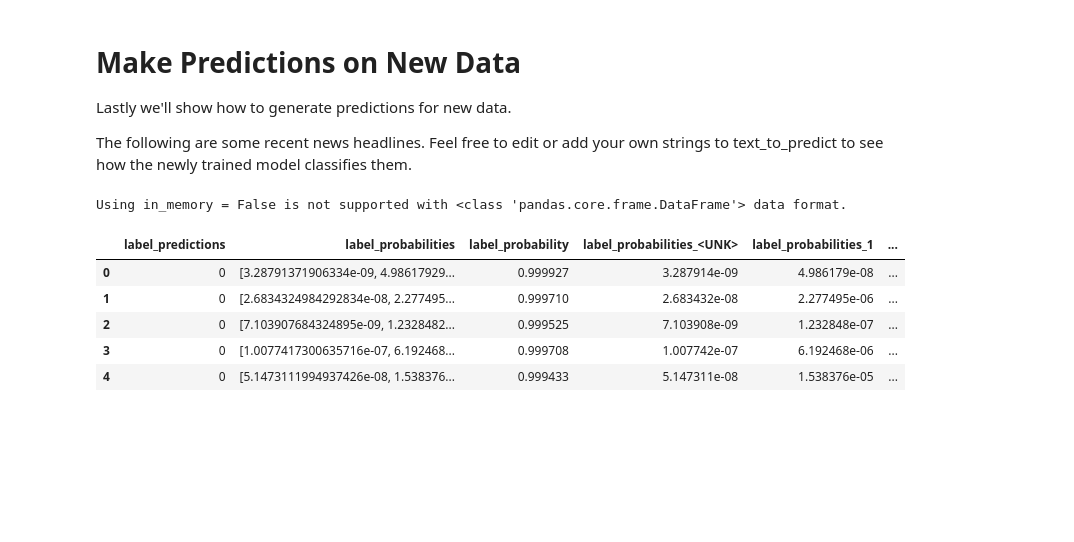
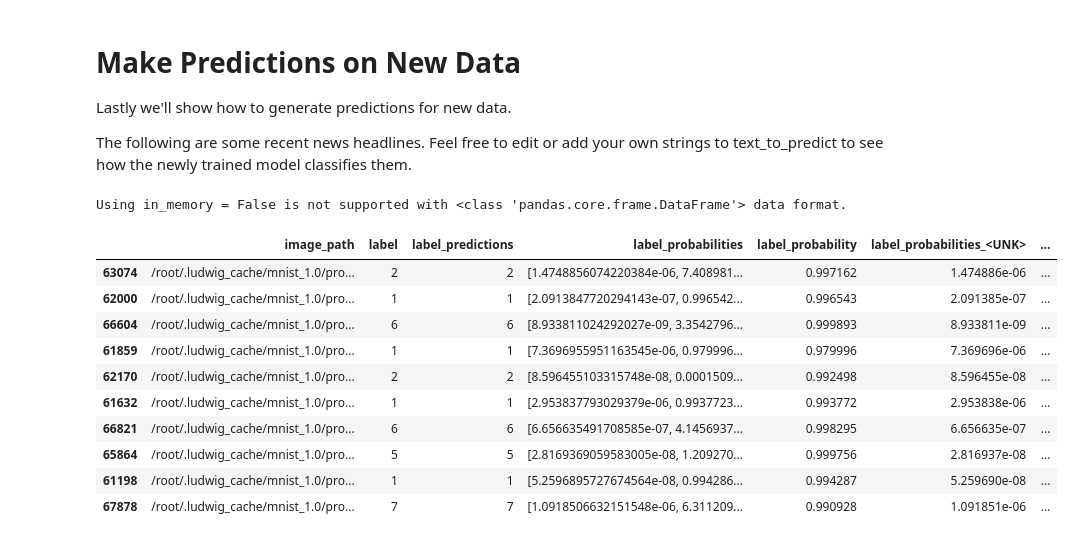
Before and after one commit to ludwig-ai/ludwig-docs, a Jupyter notebook: docs/examples/mnist_colab_notebooks/MNIST_Image_Classification_with_Ludwig_Python_API.ipynb, the cells around one changed output. Cells and saved outputs as stored; diff of their text form; code cells hidden in the pictures; blank space fills up the shorter version.

Commit message:
add test predictions and plot

```diff
--- a/docs/examples/mnist_colab_notebooks/MNIST_Image_Classification_with_Ludwig_Python_API.ipynb
+++ b/docs/examples/mnist_colab_notebooks/MNIST_Image_Classification_with_Ludwig_Python_API.ipynb
@@ -239,14 +237,23 @@ The following are some recent news headlines. Feel free to edit or add your own
 # %%
 import pandas as pd
 
 predictions, output_directory = model.predict(test_df)
+predictions.index = test_df.index
 
-predictions.head()
+predictions = pd.merge(test_df, predictions, left_index=True, right_index=True)
+
+np.random.seed(321)
+predictions.sample(n=10)
 # %% [output]
 Using in_memory = False is not supported with <class 'pandas.core.frame.DataFrame'> data format.
-|  | label_predictions | label_probabilities | label_probability | label_probabilities_<UNK> | label_probabilities_1 | ... |
-| 0 | 0 | [3.28791371906334e-09, 4.98617929... | 0.999927 | 3.287914e-09 | 4.986179e-08 | ... |
-| 1 | 0 | [2.6834324984292834e-08, 2.277495... | 0.999710 | 2.683432e-08 | 2.277495e-06 | ... |
-| 2 | 0 | [7.103907684324895e-09, 1.2328482... | 0.999525 | 7.103908e-09 | 1.232848e-07 | ... |
-| 3 | 0 | [1.0077417300635716e-07, 6.192468... | 0.999708 | 1.007742e-07 | 6.192468e-06 | ... |
-| 4 | 0 | [5.1473111994937426e-08, 1.538376... | 0.999433 | 5.147311e-08 | 1.538376e-05 | ... |
+|  | image_path | label | label_predictions | label_probabilities | label_probability | label_probabilities_<UNK> | ... |
+| 63074 | /root/.ludwig_cache/mnist_1.0/pro... | 2 | 2 | [1.4748856074220384e-06, 7.408981... | 0.997162 | 1.474886e-06 | ... |
+| 62000 | /root/.ludwig_cache/mnist_1.0/pro... | 1 | 1 | [2.0913847720294143e-07, 0.996542... | 0.996543 | 2.091385e-07 | ... |
+| 66604 | /root/.ludwig_cache/mnist_1.0/pro... | 6 | 6 | [8.933811024292027e-09, 3.3542796... | 0.999893 | 8.933811e-09 | ... |
+| 61859 | /root/.ludwig_cache/mnist_1.0/pro... | 1 | 1 | [7.3696955951163545e-06, 0.979996... | 0.979996 | 7.369696e-06 | ... |
+| 62170 | /root/.ludwig_cache/mnist_1.0/pro... | 2 | 2 | [8.596455103315748e-08, 0.0001509... | 0.992498 | 8.596455e-08 | ... |
+| 61632 | /root/.ludwig_cache/mnist_1.0/pro... | 1 | 1 | [2.953837793029379e-06, 0.9937723... | 0.993772 | 2.953838e-06 | ... |
+| 66821 | /root/.ludwig_cache/mnist_1.0/pro... | 6 | 6 | [6.656635491708585e-07, 4.1456937... | 0.998295 | 6.656635e-07 | ... |
+| 65864 | /root/.ludwig_cache/mnist_1.0/pro... | 5 | 5 | [2.8169369059583005e-08, 1.209270... | 0.999756 | 2.816937e-08 | ... |
+| 61198 | /root/.ludwig_cache/mnist_1.0/pro... | 1 | 1 | [5.2596895727674564e-08, 0.994286... | 0.994287 | 5.259690e-08 | ... |
+| 67878 | /root/.ludwig_cache/mnist_1.0/pro... | 7 | 7 | [1.0918506632151548e-06, 6.311209... | 0.990928 | 1.091851e-06 | ... |
```
Also changed, not shown: parts of 5 cells of this notebook.
